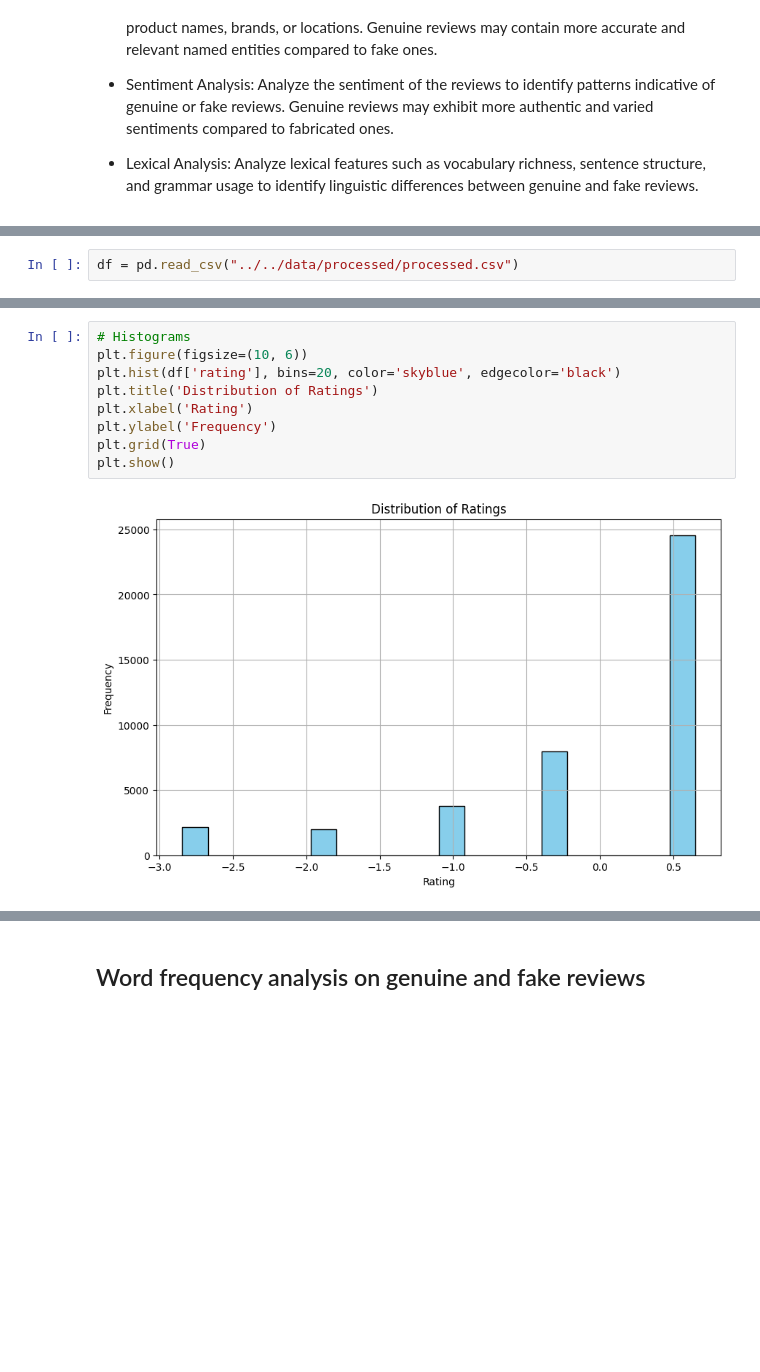
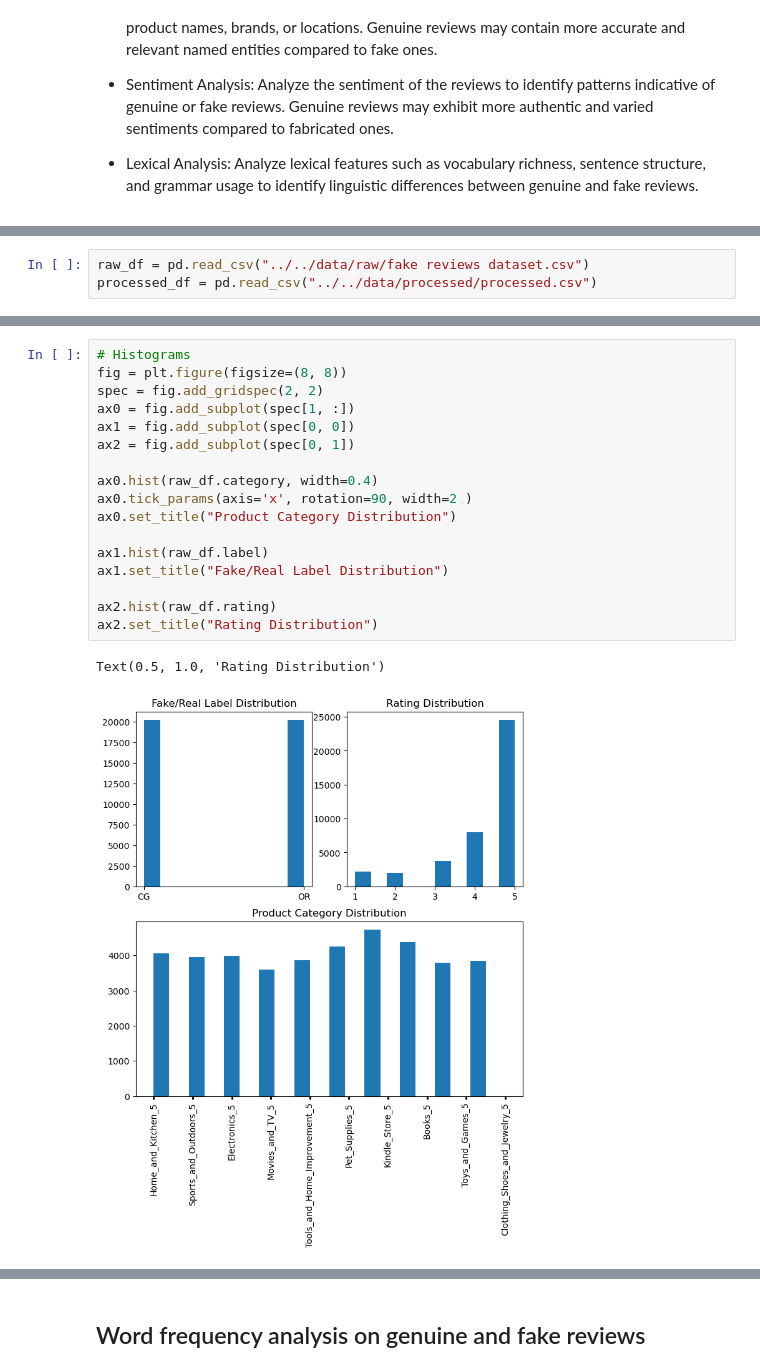
Before and after one commit to cpoethes/109b-group-44-fake-reviews, a Jupyter notebook: src/notebooks/1_eda.ipynb, the cells around one changed output, grey strips where cells are left out. Saved outputs shown, nothing was run; the diff lists cells and outputs as text; blank space fills up the shorter version.

Commit message:
Added train-test split and additional plots

```diff
--- a/src/notebooks/1_eda.ipynb
+++ b/src/notebooks/1_eda.ipynb
@@ -182,3 +185,4 @@ False
 # %%
-df = pd.read_csv("../../data/processed/processed.csv")
+raw_df = pd.read_csv("../../data/raw/fake reviews dataset.csv")
+processed_df = pd.read_csv("../../data/processed/processed.csv")
 # %%
@@ -223,15 +228,24 @@ df.describe()
 | max | 6.496506e-01 | 1.000000 | 1.000000 | 1.000000 | 1.000000 | 1.000000 | 1.000000 | ... |
 # %%
 # Histograms
-plt.figure(figsize=(10, 6))
-plt.hist(df['rating'], bins=20, color='skyblue', edgecolor='black')
-plt.title('Distribution of Ratings')
-plt.xlabel('Rating')
-plt.ylabel('Frequency')
-plt.grid(True)
-plt.show()
+fig = plt.figure(figsize=(8, 8))
+spec = fig.add_gridspec(2, 2)
+ax0 = fig.add_subplot(spec[1, :])
+ax1 = fig.add_subplot(spec[0, 0])
+ax2 = fig.add_subplot(spec[0, 1])
+
+ax0.hist(raw_df.category, width=0.4)
+ax0.tick_params(axis='x', rotation=90, width=2 )
+ax0.set_title("Product Category Distribution")
+
+ax1.hist(raw_df.label)
+ax1.set_title("Fake/Real Label Distribution")
+
+ax2.hist(raw_df.rating)
+ax2.set_title("Rating Distribution")
 # %% [output]
+Text(0.5, 1.0, 'Rating Distribution')
-[figure, old version]
+[figure, new version]
 # %%
 # Top 20 most common words
 
```
Also changed, not shown: parts of 24 cells of this notebook.
